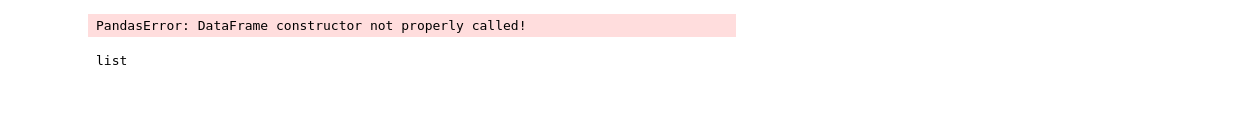
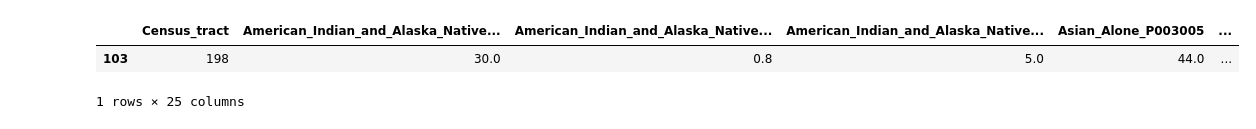
Before and after one commit to ScAAN/waterfrontmap, a Jupyter notebook: WFM_datahists.ipynb, the cells around one changed output. Saved outputs shown, nothing was run; the diff lists cells and outputs as text; code cells hidden in the pictures; blank space fills up the shorter version.

Commit message:
starts work on the data exploration

```diff
--- a/WFM_datahists.ipynb
+++ b/WFM_datahists.ipynb
@@ -61,6 +70,0 @@ NameError: name 'race' is not defined
-# %%
-df = pd.DataFrame.from_dict(data, orient='index')
-# %%
-df = pd.DataFrame(d["features"], columns=[x["label"] for x in d["fields"]])
-# %% [output]
-PandasError: DataFrame constructor not properly called!
@@ -71,4 +71,34 @@ second_dict = pd.DataFrame(first_dict, columns=['properties'])
-# %%
-type(df2)
-# %% [output]
-list
+# %%
+NYC_COUNTIES = {'005': 'Bronx','047': 'Brooklyn','061': 'Manhattan','081': 'Queens', '085': 'Staten Island'}
+def try_to_cast(x):
+    try:
+        x = float(x)
+    except ValueError:
+        if x == '#DIV/0!':
+            x = 0
+    return x
+
+def load_json_to_df(filename, identifying_func):
+    with open(filename) as f:
+        data = json.load(f)['features']
+    df = []
+    for d in data:
+        row = d['properties']
+        if row['COUNTYFP10'] not in NYC_COUNTIES.keys():
+            continue
+        row_data = dict((k, try_to_cast(v)) for (k, v) in row.items() if identifying_func(k))
+        row_data['County'] = NYC_COUNTIES[row['COUNTYFP10']]
+        census_tract = re.search('Census Tract ([0-9.]+)', row['NAME']).groups()[0]
+        df.append(pd.DataFrame(row_data, index=[census_tract]))
+    df = pd.concat(df).reset_index()
+    df = df.rename(columns={'index': 'Census_tract'})
+    return df
+# %%
+identifying_func = lambda x: 'P003' in x
+df = load_json_to_df(files[1], identifying_func)
+# %%
+df[(df.Census_tract=='198')&(df.County=='Staten Island')]
+# %% [output]
+|  | Census_tract | American_Indian_and_Alaska_Native... | American_Indian_and_Alaska_Native... | American_Indian_and_Alaska_Native... | Asian_Alone_P003005 | ... |
+| 103 | 198 | 30.0 | 0.8 | 5.0 | 44.0 | ... |
+1 rows × 25 columns
```
Also changed, not shown: parts of 14 cells of this notebook.
